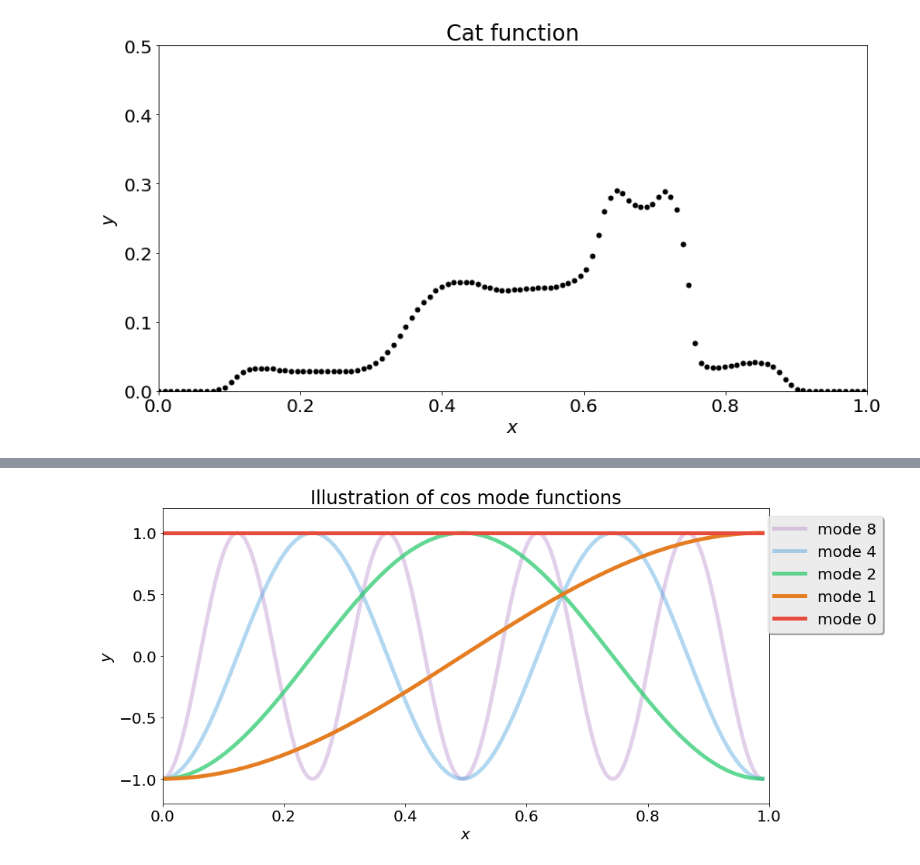
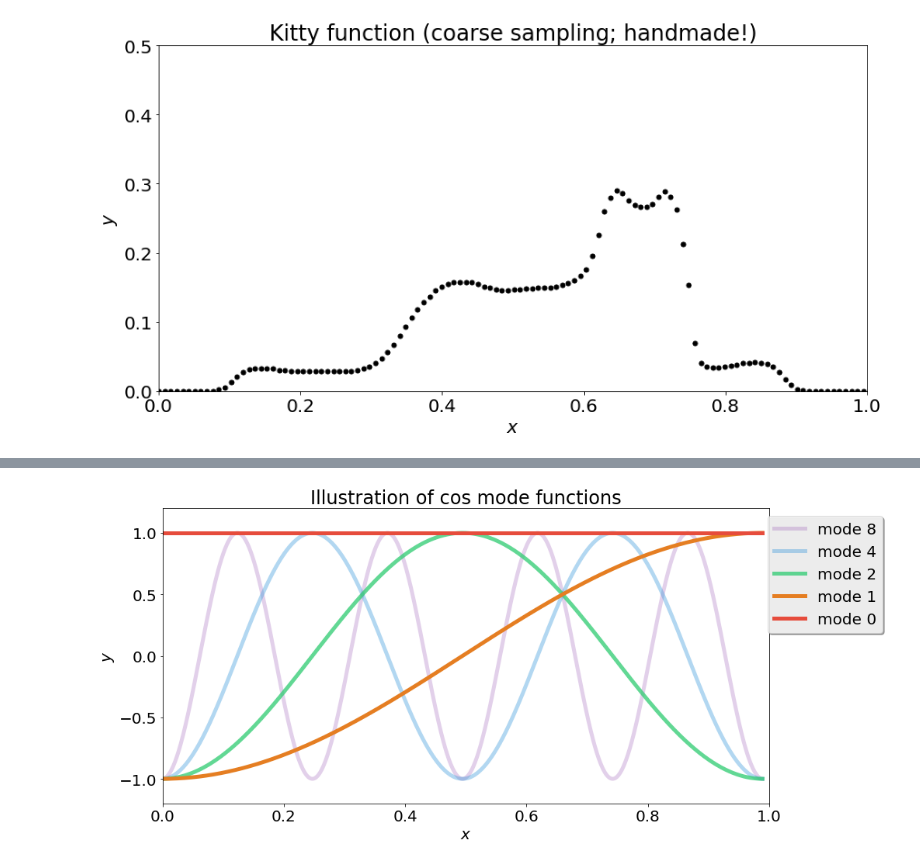
Before and after one commit to bradleypmartin/LinearAlgebraGeekout190405, a Jupyter notebook: 1D image compression.ipynb, the cells around one changed output, grey strips where cells are left out. Saved outputs shown, nothing was run; the diff lists cells and outputs as text; code cells hidden in the pictures.

```diff
--- a/1D image compression.ipynb
+++ b/1D image compression.ipynb
@@ -42,32 +38,32 @@ y[50:52] = 0.158; y[52] = 0.157; y[53] = 0.155; y[54] = 0.151; y[55] = 0.149; y[
 y[60] = 0.147; y[61:63] = 0.148; y[63] = 0.149; y[64:66] = 0.150; y[66] = 0.151; y[67] = 0.153; y[68] = 0.156; y[69] = 0.160;
 
 # shoulder spike to head
 y[70] = 0.166; y[71] = 0.176; y[72] = 0.196; y[73] = 0.226; y[74] = 0.260; y[75] = 0.280; y[76] = 0.290; y[77] = 0.286; y[78] = 0.276; y[79] = 0.269;
 
 # finish of head and fall to arms
 y[80] = 0.266; y[81] = 0.267; y[82] = 0.271; y[83] = 0.281; y[84] = 0.289; y[85] = 0.281; y[86] = 0.263; y[87] = 0.213; y[88] = 0.153; y[89] = 0.070;
 
 # arms transition to paw
 y[90] = 0.040; y[91] = 0.035; y[92] = 0.034; y[93] = 0.034; y[94] = 0.035; y[95] = 0.036; y[96] = 0.038; y[97] = 0.040; y[98] = 0.041; y[99] = 0.042;
 
 # last bit of paw
 y[100] = 0.040; y[101] = 0.040; y[101] = 0.039; y[102] = 0.035; y[103] = 0.027; y[104] = 0.017; y[105] = 0.009; y[106] = 0.003; y[107] = 0.001;
 
 plt.figure(figsize=(14,7))
 plt.rcParams['font.size'] = 20
 
 lines = plt.plot(x, y, 'o')
 
 plt.setp(lines[0], markersize=5, color='k')
 
 #plt.legend(('$y = -x^2 + 2x + 1$', '$y = x^2/2 + 2x + 1$'),
 #           loc='upper right', bbox_to_anchor=(1.6, 0.95), fancybox=True, shadow=True)
 
 plt.xlim(0,1)
 plt.ylim(0,0.5)
 plt.xlabel('$x$')
 plt.ylabel('$y$')
-plt.title('Cat function')
+plt.title('Kitty function (coarse sampling; handmade!)')
 plt.show()
 # %% [output]
-[figure, old version]
+[figure, new version]
```
Also changed, not shown: parts of 14 cells of this notebook, 7 other files.
